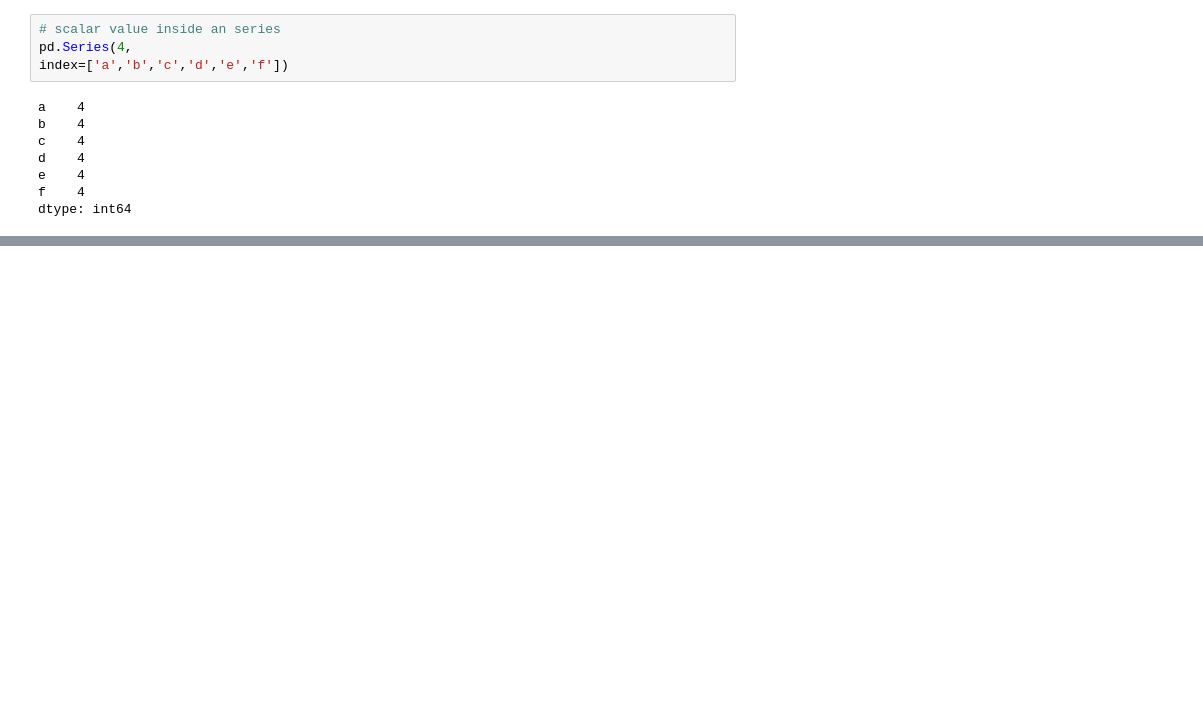
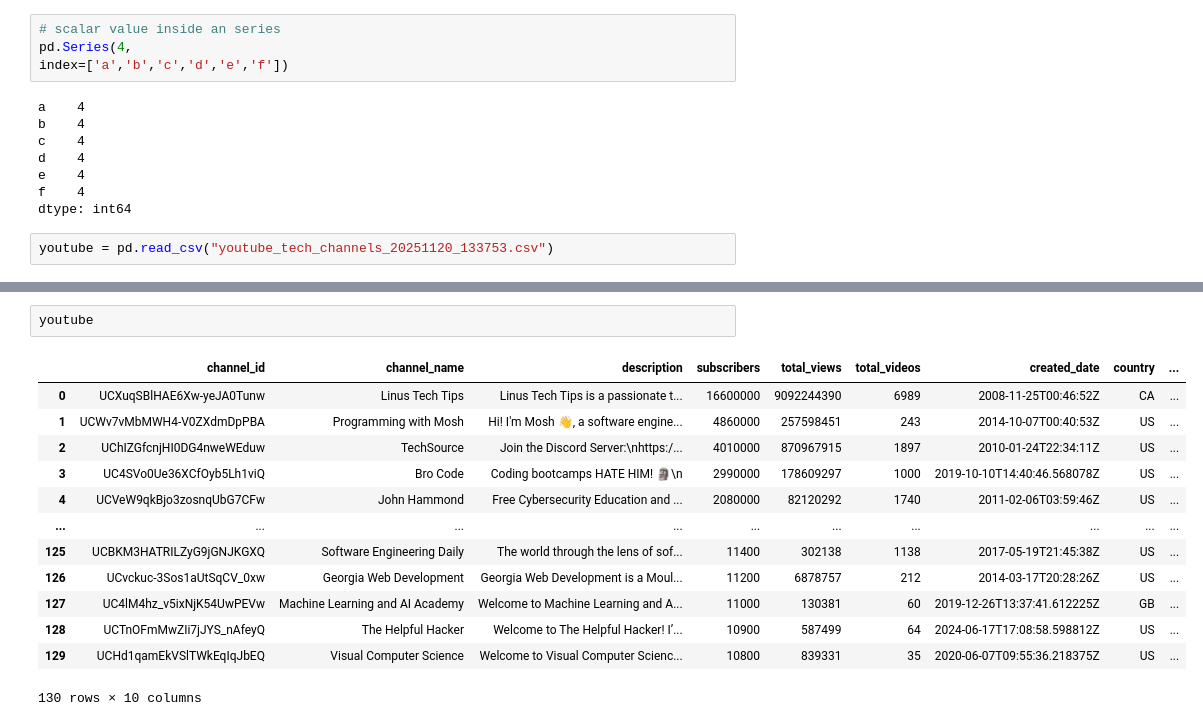
Before and after one commit to daksh-rajora/Gen-Ai, a Jupyter notebook: Machine Learning/PANDAS/Series.ipynb, the cells around one changed output, grey strips where cells are left out. Saved outputs shown, nothing was run; the diff lists cells and outputs as text; blank space fills up the shorter version.

```diff
--- a/Machine Learning/PANDAS/Series.ipynb
+++ b/Machine Learning/PANDAS/Series.ipynb
@@ -125,3 +125,5 @@ d    4
 e    4
 f    4
 dtype: int64
+# %%
+youtube = pd.read_csv("youtube_tech_channels_20251120_133753.csv")
@@ -127,0 +390,16 @@ dtype: int64
+# %%
+youtube
+# %% [output]
+|  | channel_id | channel_name | description | subscribers | total_views | total_videos | created_date | country | ... |
+| 0 | UCXuqSBlHAE6Xw-yeJA0Tunw | Linus Tech Tips | Linus Tech Tips is a passionate t... | 16600000 | 9092244390 | 6989 | 2008-11-25T00:46:52Z | CA | ... |
+| 1 | UCWv7vMbMWH4-V0ZXdmDpPBA | Programming with Mosh | Hi! I'm Mosh 👋, a software engine... | 4860000 | 257598451 | 243 | 2014-10-07T00:40:53Z | US | ... |
+| 2 | UChIZGfcnjHI0DG4nweWEduw | TechSource | Join the Discord Server:\nhttps:/... | 4010000 | 870967915 | 1897 | 2010-01-24T22:34:11Z | US | ... |
+| 3 | UC4SVo0Ue36XCfOyb5Lh1viQ | Bro Code | Coding bootcamps HATE HIM! 🗿\n | 2990000 | 178609297 | 1000 | 2019-10-10T14:40:46.568078Z | US | ... |
+| 4 | UCVeW9qkBjo3zosnqUbG7CFw | John Hammond | Free Cybersecurity Education and ... | 2080000 | 82120292 | 1740 | 2011-02-06T03:59:46Z | US | ... |
+| ... | ... | ... | ... | ... | ... | ... | ... | ... | ... |
+| 125 | UCBKM3HATRILZyG9jGNJKGXQ | Software Engineering Daily | The world through the lens of sof... | 11400 | 302138 | 1138 | 2017-05-19T21:45:38Z | US | ... |
+| 126 | UCvckuc-3Sos1aUtSqCV_0xw | Georgia Web Development | Georgia Web Development is a Moul... | 11200 | 6878757 | 212 | 2014-03-17T20:28:26Z | US | ... |
+| 127 | UC4lM4hz_v5ixNjK54UwPEVw | Machine Learning and AI Academy | Welcome to Machine Learning and A... | 11000 | 130381 | 60 | 2019-12-26T13:37:41.612225Z | GB | ... |
+| 128 | UCTnOFmMwZIi7jJYS_nAfeyQ | The Helpful Hacker | Welcome to The Helpful Hacker! I’... | 10900 | 587499 | 64 | 2024-06-17T17:08:58.598812Z | US | ... |
+| 129 | UCHd1qamEkVSlTWkEqIqJbEQ | Visual Computer Science | Welcome to Visual Computer Scienc... | 10800 | 839331 | 35 | 2020-06-07T09:55:36.218375Z | US | ... |
+130 rows × 10 columns
```
Also changed, not shown: parts of 29 cells of this notebook.
